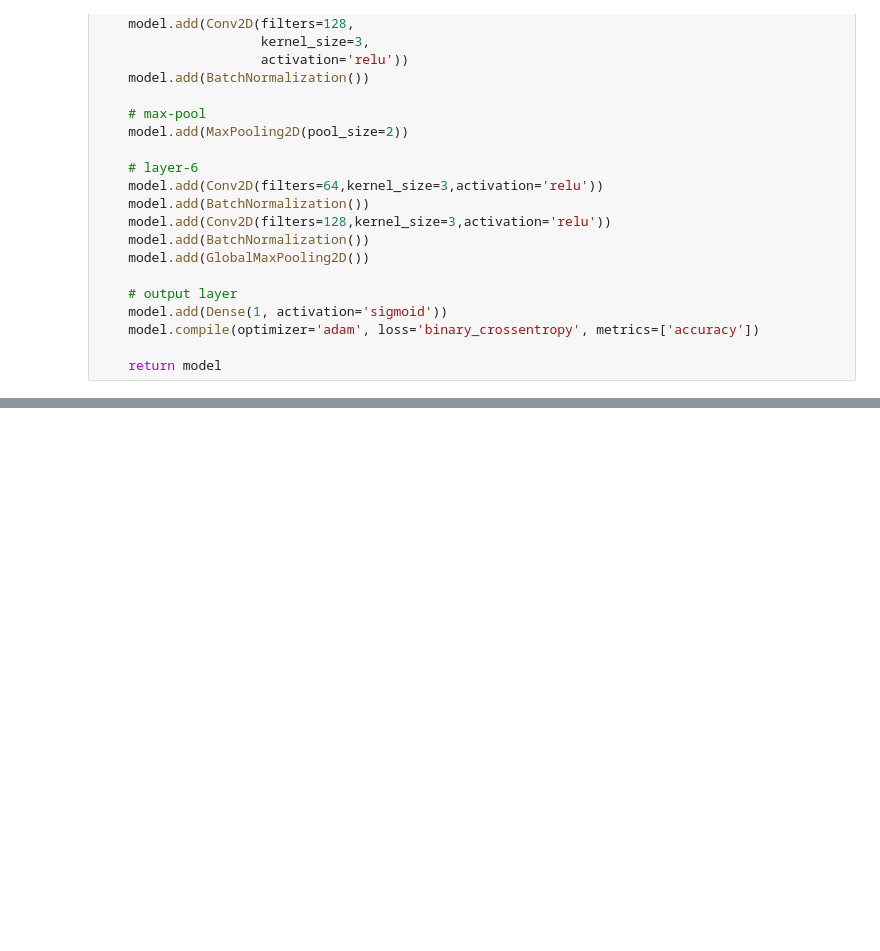
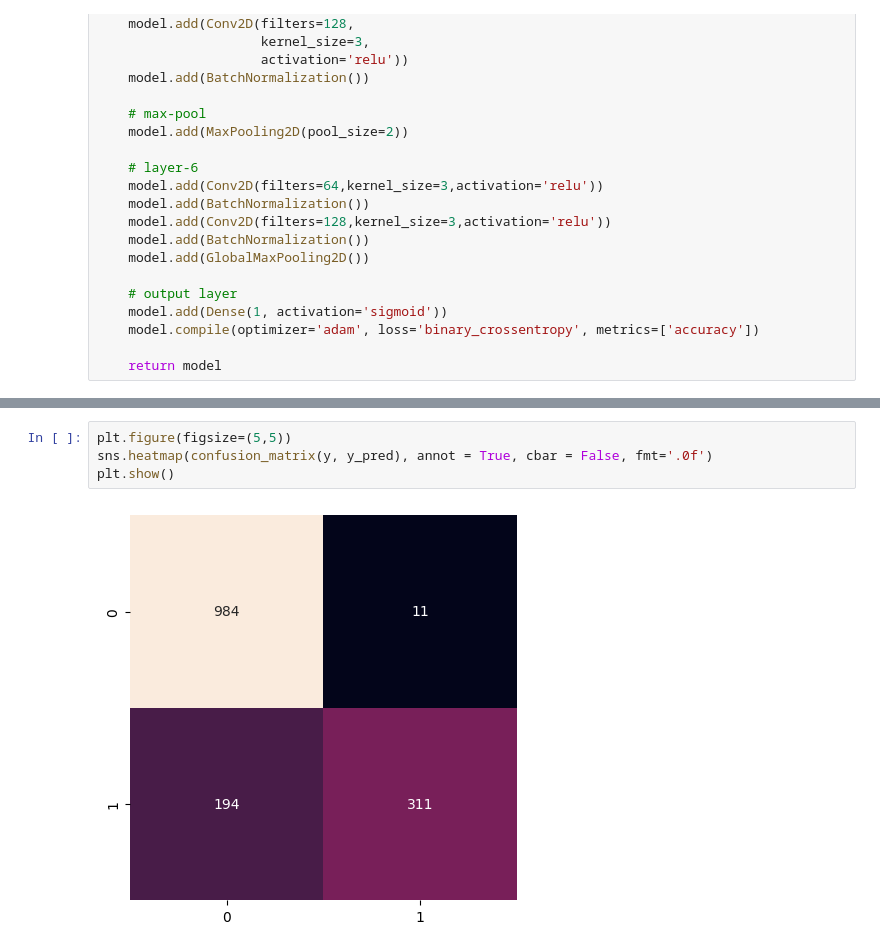
Before and after one commit to sujan22359/Solar-Panel-Detection-using-Deep-Learning, a Jupyter notebook: solar panel.ipynb, the cells around one changed output, grey strips where cells are left out. Saved outputs shown, nothing was run; the diff lists cells and outputs as text; blank space fills up the shorter version.

```diff
--- a/solar panel.ipynb
+++ b/solar panel.ipynb
@@ -143,0 +313,6 @@ def build_model():
+# %%
+plt.figure(figsize=(5,5))
+sns.heatmap(confusion_matrix(y, y_pred), annot = True, cbar = False, fmt='.0f')
+plt.show()
+# %% [output]
+[figure, added]
```
Also changed, not shown: parts of 7 cells of this notebook.
